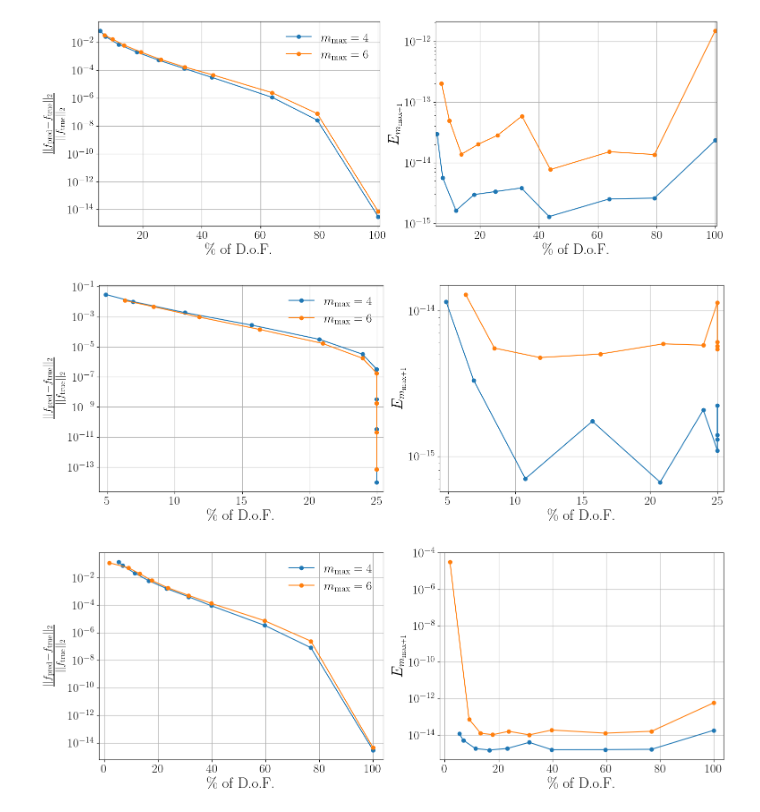
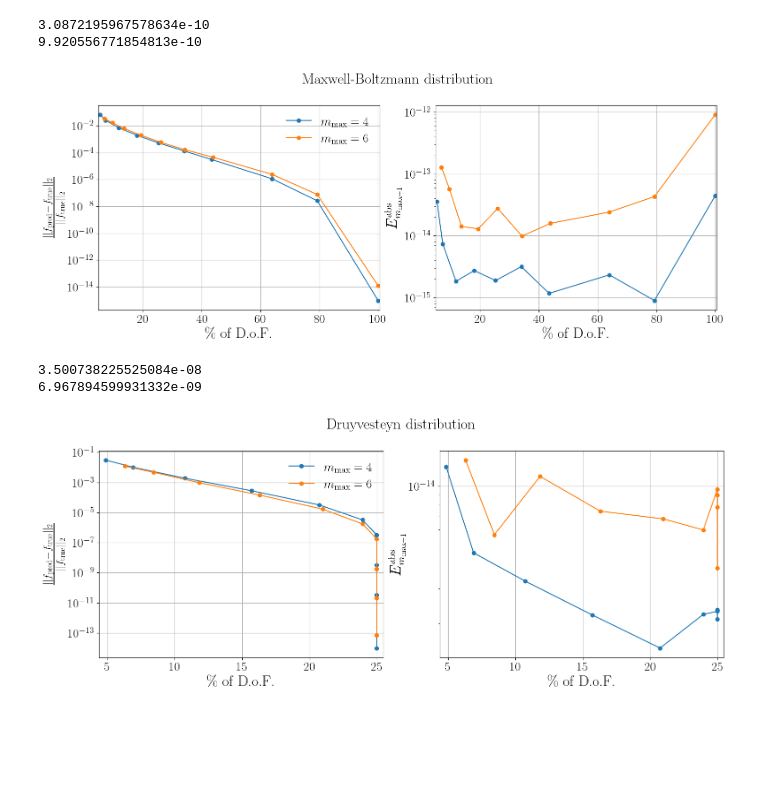
Before and after one commit to ACoM-RWTH/SPEcQK.jl, a Jupyter notebook: simulations/paper_2026_sparse_and_lowrank/plotting.ipynb, the cells around one changed output. Cells and saved outputs as stored; diff of their text form; code cells hidden in the pictures; blank space fills up the shorter version.

Commit message:
code + plotting script

```diff
--- a/simulations/paper_2026_sparse_and_lowrank/plotting.ipynb
+++ b/simulations/paper_2026_sparse_and_lowrank/plotting.ipynb
@@ -15,16 +17,29 @@ plt.rcParams["font.family"] = "serif"
 plt.rcParams["font.serif"] = ["Computer Modern Roman"]
 plt.rcParams["axes.linewidth"] = 0.8
 # %%
-def compute_L2_and_next_moment_abs_error(filename):
+def compute_L2_and_next_moment_abs_error(filename, rel_moment_err, constraint_error=1e-4):
     with h5py.File(filename, "r") as f:
 
         keys = list(f.keys())
         mo_next = [x[11:] for x in keys if x.startswith("ref_M_test_")]
+        mo_constraint = [x[17:] for x in keys if x.startswith("ref_M_constraint_")]
+        sparsity_degree = f["sparsity_degree"][:]
 
-        sparsity_degree = f["sparsity_degree"][:]
-        # print(mo_next)
-        l1_moment_errors = [sum([abs(f[f"predicted_M_{x}"][:][i] - f[f"ref_M_test_{x}"])  for x in mo_next])
+        total_moment_sum_constraint = sum([abs(float(np.asarray(f[f"ref_M_constraint_{x}"]))) for x in mo_constraint])
+
+        l1_constraint_moment_errors = [sum([abs(f[f"predicted_M_{x}"][:][i] - f[f"ref_M_constraint_{x}"]) for x in mo_constraint])
+                                       for i in range(len(sparsity_degree))]
+
+        if max(l1_constraint_moment_errors)/total_moment_sum_constraint > constraint_error:
+            raise Exception(f"Constraints not fulfilled, error: {l1_constraint_moment_errors/total_moment_sum_constraint}")
+
+        print(max(l1_constraint_moment_errors)/total_moment_sum_constraint)
+        l1_moment_errors = [sum([abs(f[f"predicted_M_{x}"][:][i] - f[f"ref_M_test_{x}"]) for x in mo_next])
                             for i in range(len(sparsity_degree))]
+        if rel_moment_err:
+            total_moment_sum = sum([abs(float(np.asarray(f[f"ref_M_test_{x}"]))) for x in mo_next])
+            print(f"Total sum of |M_next| = {total_moment_sum}")
+            l1_moment_errors = [x/total_moment_sum for x in l1_moment_errors]
 
         ref_vdf = f["vdf_hidden_truth"][:]
         predictions = f["solutions"][:]
@@ -35,12 +50,12 @@ def compute_L2_and_next_moment_abs_error(filename):
         l2_ref_vdf = np.sqrt(np.sum(ref_vdf)**2)
     return sparsity_degree, l1_moment_errors, errors_vdf_L2, l2_ref_vdf
 # %%
-def plot_L2_and_next_errors(path_to_dir, output_path, vdf_name, n_v, m1, m2, dof_rel=True):
+def plot_L2_and_next_errors(path_to_dir, output_path, vdf_name, figlabel, n_v, m1, m2, dof_rel=True, log_1=True, log_2=True, rel_moment_err=False):
 
     path_M1 = f"{path_to_dir}/{vdf_name}_constraint_M_upto{m1}_{n_v}.h5"
     path_M2 = f"{path_to_dir}/{vdf_name}_constraint_M_upto{m2}_{n_v}.h5"
-    data1 = compute_L2_and_next_moment_abs_error(path_M1)
-    data2 = compute_L2_and_next_moment_abs_error(path_M2)
+    data1 = compute_L2_and_next_moment_abs_error(path_M1, rel_moment_err)
+    data2 = compute_L2_and_next_moment_abs_error(path_M2, rel_moment_err)
 
     dofs1 = [n_v**3 - x for x in data1[0]]
     dofs2 = [n_v**3 - x for x in data2[0]]
@@ -64,8 +79,12 @@ def plot_L2_and_next_errors(path_to_dir, output_path, vdf_name, n_v, m1, m2, dof
     ax2 = fig.add_subplot(1,2,2)
     ax2.plot(dofs1, data1[1], '-o', linewidth=lw)
     ax2.plot(dofs2, data2[1], '-o', linewidth=lw)
-    ax1.set_yscale("log")
-    ax2.set_yscale("log")
+
+    if log_1:
+        ax1.set_yscale("log")
+
+    if log_2:
+        ax2.set_yscale("log")
 
 
     ax1.legend(fontsize=legend_size, frameon=False, loc="best")
@@ -80,7 +99,13 @@ def plot_L2_and_next_errors(path_to_dir, output_path, vdf_name, n_v, m1, m2, dof
         ax.set_xlim(xl)
 
     ax1.set_ylabel(r"$\frac{||f_{\mathrm{pred}} - f_{\mathrm{true}}||_2}{||f_{\mathrm{true}}||_2}$", fontsize=label_size)
-    ax2.set_ylabel(r"$E_{m_{\mathrm{max}+1}}$", fontsize=label_size)
+
+    if rel_moment_err == False:
+        ax2.set_ylabel(r"$E_{m_{\mathrm{max}+1}}^{\mathrm{abs}}$", fontsize=label_size)
+    else:
+        ax2.set_ylabel(r"$E_{m_{\mathrm{max}+1}}^{\mathrm{rel}}$", fontsize=label_size)
+
+    fig.suptitle(figlabel, y=1.0, fontsize=label_size)
     # if err_rel_abs_list[plot_index] == "a":
     #     ax.set_ylabel(r"$\sum_{i+j=" + f"{m_constraint+1}" + "} |M_{i,j}^{true} - M_{i,j}^{pred}|$", fontsize=label_size)
     # else:
@@ -90,14 +115,14 @@ def plot_L2_and_next_errors(path_to_dir, output_path, vdf_name, n_v, m1, m2, dof
 
     fig.savefig(f"{output_path}/{vdf_name}_{n_v}_errors_{m1}_{m2}.pdf", bbox_inches="tight")
 # %%
-plot_L2_and_next_errors("../../output", "../../plots", "Maxwell_Boltzmann", 40, 4, 6, dof_rel=True)
+plot_L2_and_next_errors(path_to_output_dir, "../../plots", "Maxwell_Boltzmann", "Maxwell-Boltzmann distribution", 40, 4, 6, dof_rel=True)
 # %% [output]
+3.0872195967578634e-10
+9.920556771854813e-10
-[figure, old version]
+[figure, new version]
 # %%
-plot_L2_and_next_errors("../../output", "../../plots", "Druyvesteyn", 40, 4, 6, dof_rel=True)
+plot_L2_and_next_errors(path_to_output_dir, "../../plots", "Druyvesteyn", "Druyvesteyn distribution", 40, 4, 6, dof_rel=True)
 # %% [output]
+3.500738225525084e-08
+6.967894599931332e-09
-[figure, old version]
+[figure, new version]
-# %%
-plot_L2_and_next_errors("../../output", "../../plots", "Maxwell_Boltzmann", 20, 4, 6, dof_rel=True)
-# %% [output]
-[figure, removed]
```
Also changed, not shown: parts of 16 cells of this notebook, 2 other files.
